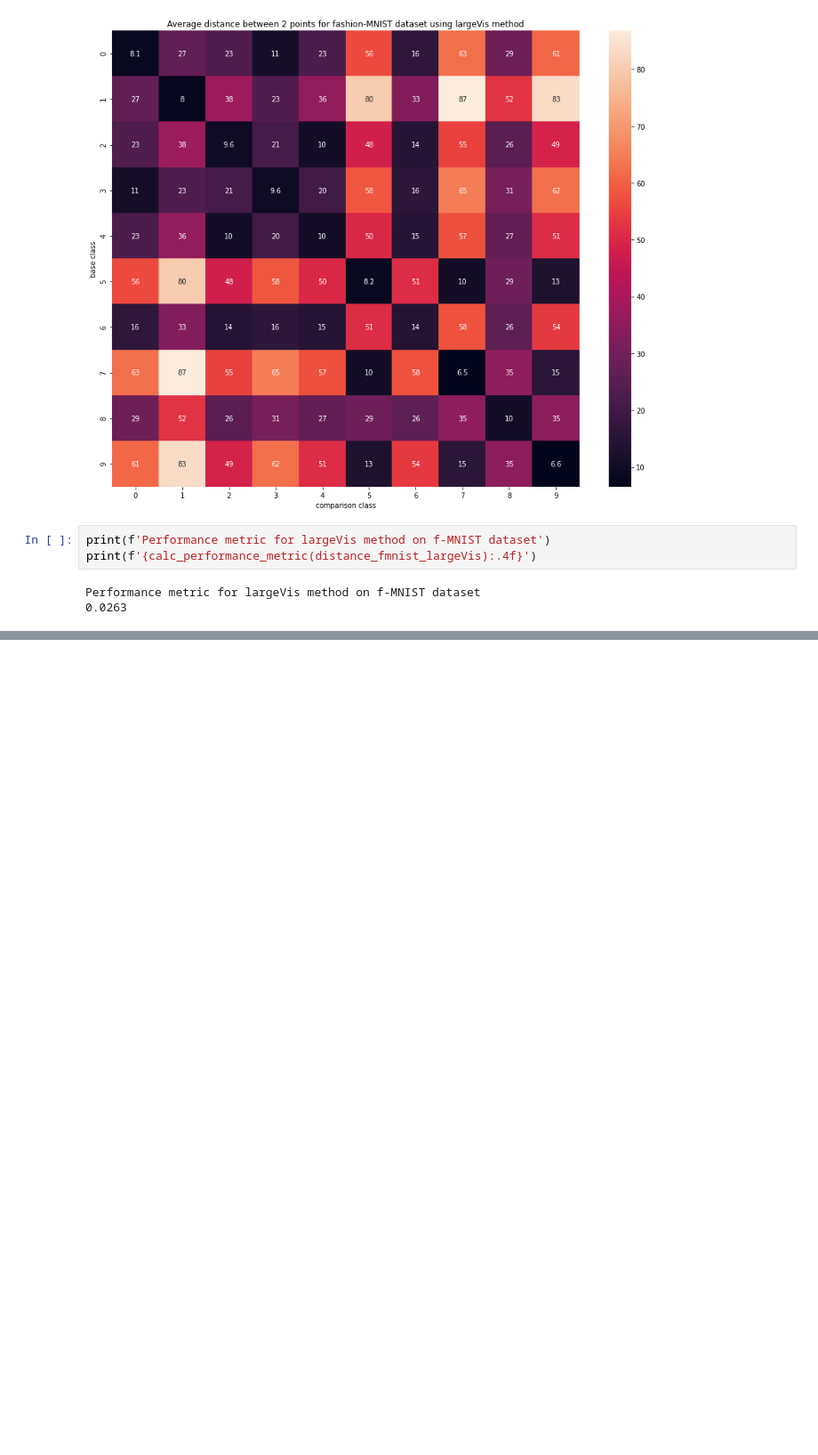
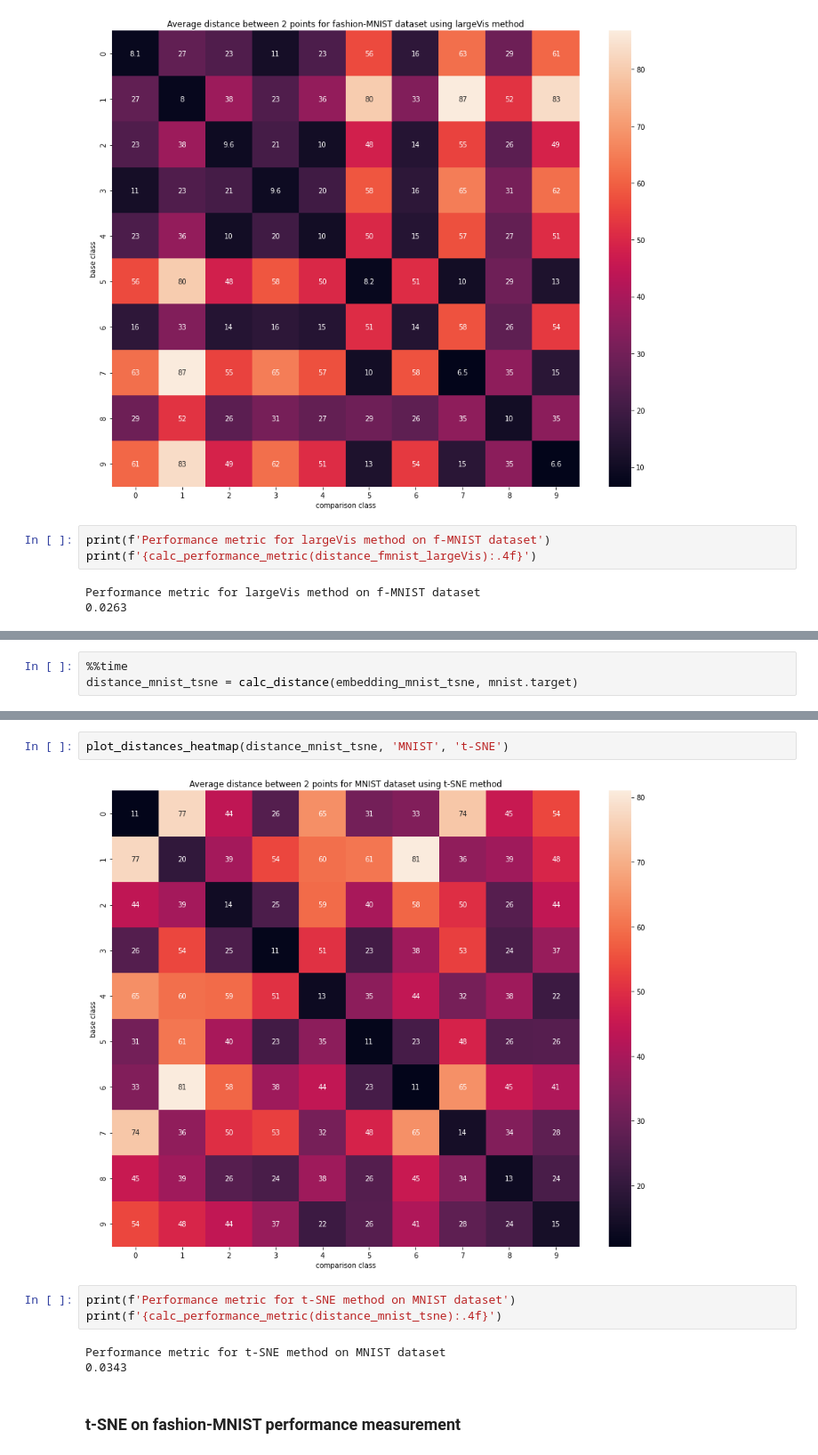
Before and after one commit to Vergenter/DataEmbeddingandVisualization, a Jupyter notebook: umap_largevis.ipynb, the cells around one changed output, grey strips where cells are left out. Shown at 89% size. Cells and saved outputs as stored; diff of their text form; blank space fills up the shorter version.

```diff
--- a/umap_largevis.ipynb
+++ b/umap_largevis.ipynb
@@ -296,0 +339,3 @@ Performance metric for largeVis method on f-MNIST dataset
+# %%
+%%time
+distance_mnist_tsne = calc_distance(embedding_mnist_tsne, mnist.target)
@@ -296,0 +345,12 @@ Performance metric for largeVis method on f-MNIST dataset
+# %%
+plot_distances_heatmap(distance_mnist_tsne, 'MNIST', 't-SNE')
+# %% [output]
+[figure, added]
+# %%
+print(f'Performance metric for t-SNE method on MNIST dataset')
+print(f'{calc_performance_metric(distance_mnist_tsne):.4f}')
+# %% [output]
+Performance metric for t-SNE method on MNIST dataset
+0.0343
+# %% [markdown]
+### t-SNE on fashion-MNIST performance measurement
```
Also changed, not shown: parts of 13 cells of this notebook.
